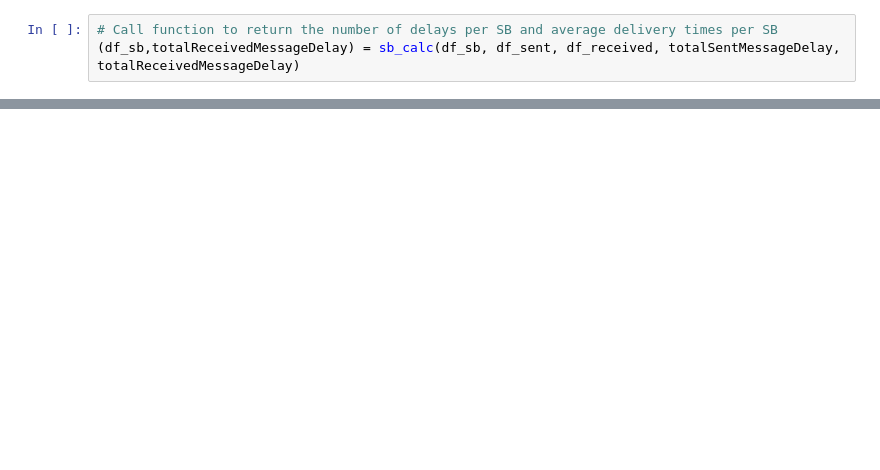
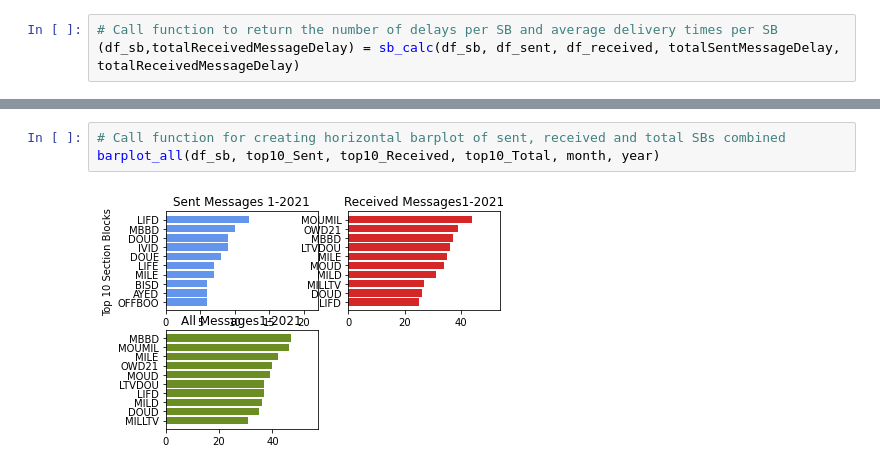
Before and after one commit to dacoster90/Communication-Analyzer, a Jupyter notebook: january_2021.ipynb, the cells around one changed output, grey strips where cells are left out. Saved outputs shown, nothing was run; the diff lists cells and outputs as text; blank space fills up the shorter version.

```diff
--- a/january_2021.ipynb
+++ b/january_2021.ipynb
@@ -49,0 +75,5 @@ del no_use_variable # deleting the variable with no use - The function is also u
+# %%
+# Call function for creating horizontal barplot of sent, received and total SBs combined
+barplot_all(df_sb, top10_Sent, top10_Received, top10_Total, month, year)
+# %% [output]
+[figure, added]
```
Also changed, not shown: parts of 14 cells of this notebook, 1 other file.
